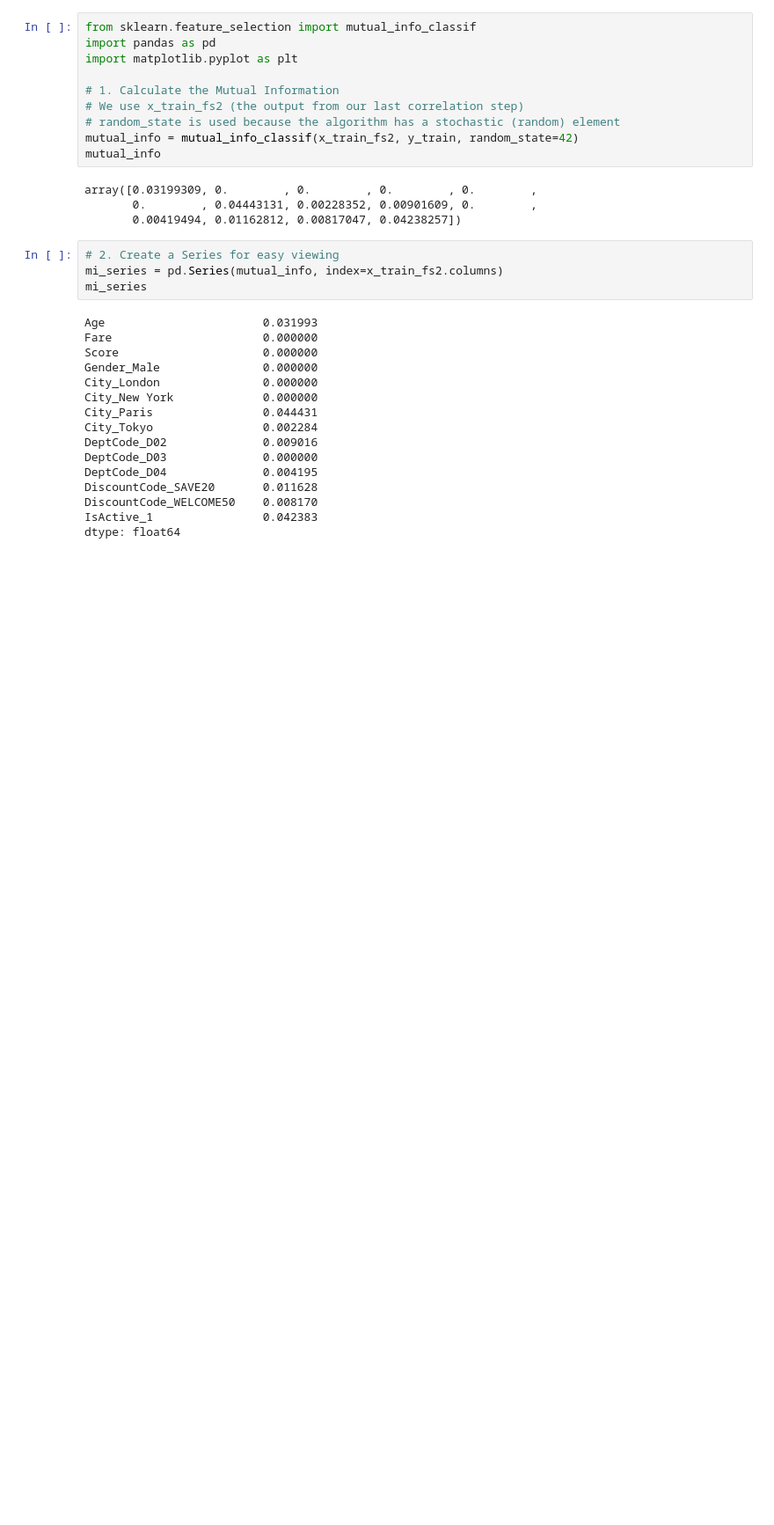
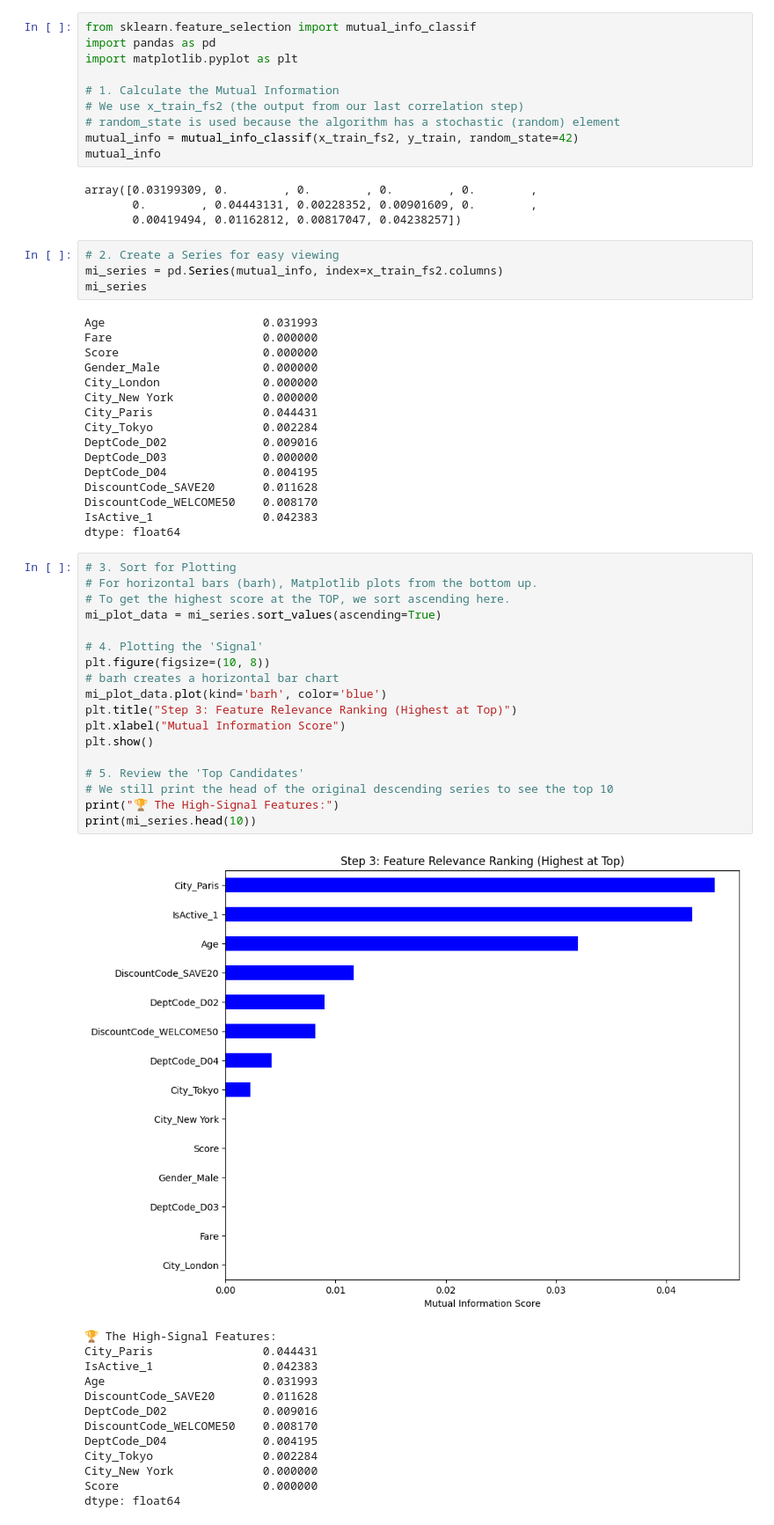
Before and after one commit to shikhars22/learningML, a Jupyter notebook: notebooks/post-processing/2. Feature Selection.ipynb, the cells around one changed output. Shown at 88% size. Cells and saved outputs as stored; diff of their text form; blank space fills up the shorter version.

```diff
--- a/notebooks/post-processing/2. Feature Selection.ipynb
+++ b/notebooks/post-processing/2. Feature Selection.ipynb
@@ -710,3 +713,35 @@ DiscountCode_SAVE20       0.011628
 DiscountCode_WELCOME50    0.008170
 IsActive_1                0.042383
 dtype: float64
+# %%
+# 3. Sort for Plotting
+# For horizontal bars (barh), Matplotlib plots from the bottom up.
+# To get the highest score at the TOP, we sort ascending here.
+mi_plot_data = mi_series.sort_values(ascending=True)
+
+# 4. Plotting the 'Signal'
+plt.figure(figsize=(10, 8))
+# barh creates a horizontal bar chart
+mi_plot_data.plot(kind='barh', color='blue')
+plt.title("Step 3: Feature Relevance Ranking (Highest at Top)")
+plt.xlabel("Mutual Information Score")
+plt.show()
+
+# 5. Review the 'Top Candidates'
+# We still print the head of the original descending series to see the top 10
+print("🏆 The High-Signal Features:")
+print(mi_series.head(10))
+# %% [output]
+[figure, added]
+🏆 The High-Signal Features:
+City_Paris                0.044431
+IsActive_1                0.042383
+Age                       0.031993
+DiscountCode_SAVE20       0.011628
+DeptCode_D02              0.009016
+DiscountCode_WELCOME50    0.008170
+DeptCode_D04              0.004195
+City_Tokyo                0.002284
+City_New York             0.000000
+Score                     0.000000
+dtype: float64
```
Also changed, not shown: parts of 2 cells of this notebook, 2 other files.
